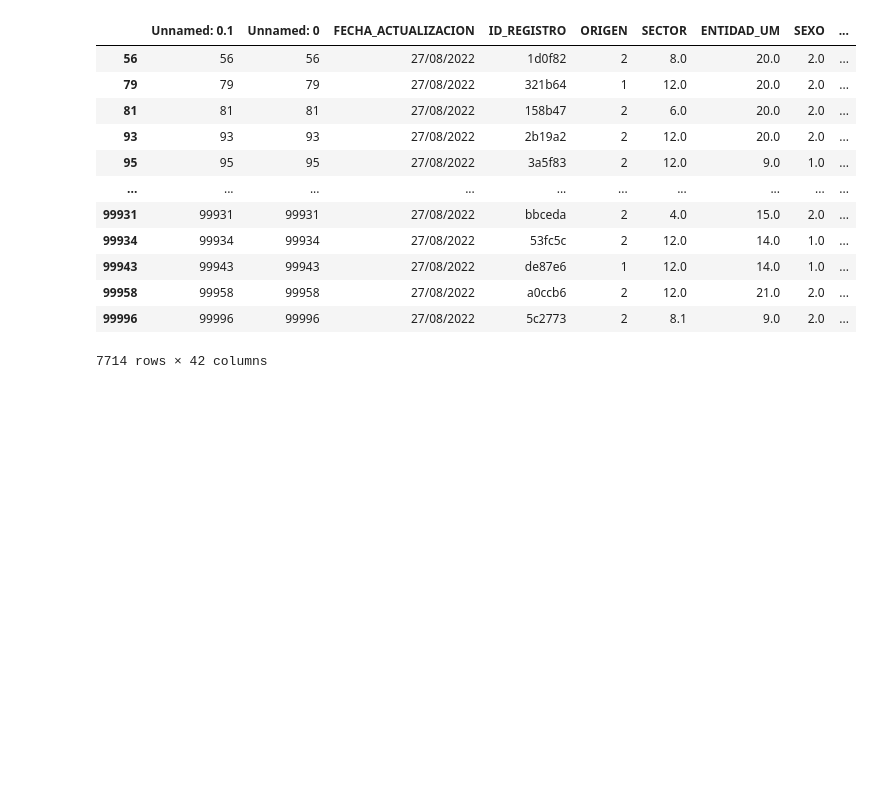
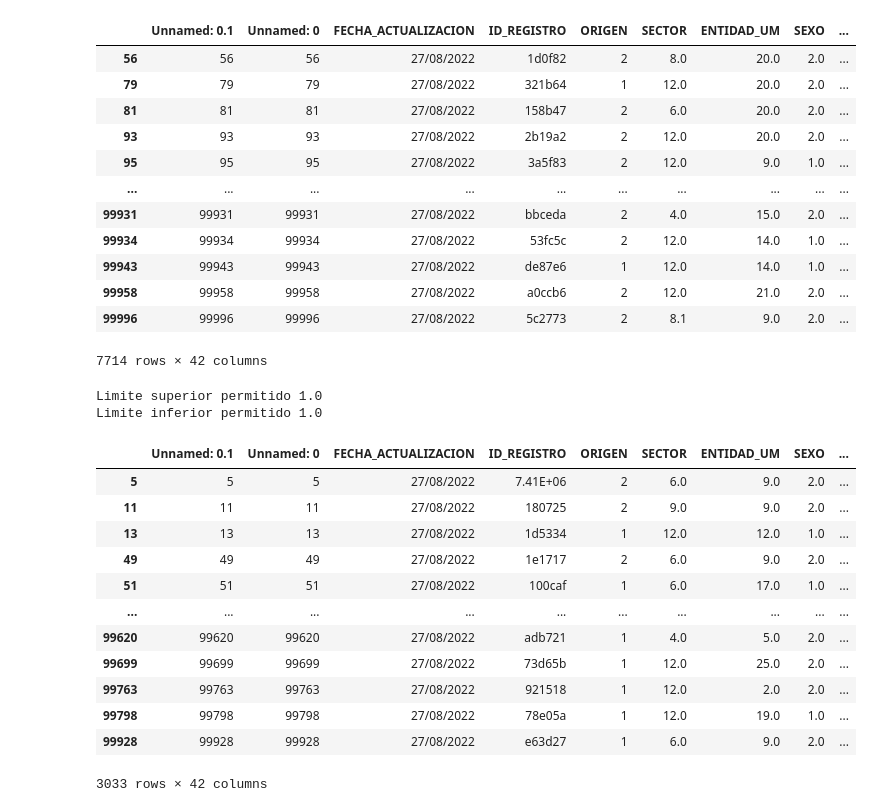
Before and after one commit to ElizabethCobos/Actividad4, a Jupyter notebook: Actividad4.ipynb, the cells around one changed output. Drawn from its saved outputs; the diff is of its cells as text; code cells hidden in the pictures; blank space fills up the shorter version.

Commit message:
Outlier Tipo_paciente

```diff
--- a/Actividad4.ipynb
+++ b/Actividad4.ipynb
@@ -677,3 +677,37 @@ outliers_iqr
 #Obtenemos datos limpios
 data_clean_iqr= data_fil[(y<=Limite_Superior_iqr)&(y>=Limite_Inferior_iqr)]
 data_clean_iqr
+# %%
+#TIPO_PACIENTE
+#Método aplicando Cuartiles. Encuentro cuartiles 0.25 y 0.75
+y=data_fil["TIPO_PACIENTE"]
+
+percentile25=y.quantile(0.25) #Q1
+percentile75=y.quantile(0.75) #Q3
+iqr= percentile75 - percentile25
+
+Limite_Superior_iqr= percentile75 + 1.5*iqr
+Limite_Inferior_iqr= percentile25 - 1.5*iqr
+print("Limite superior permitido", Limite_Superior_iqr)
+print("Limite inferior permitido", Limite_Inferior_iqr)
+# %% [output]
+Limite superior permitido 1.0
+Limite inferior permitido 1.0
+# %%
+#Encontramos Outliers
+outliers_iqr= data_fil[(y>Limite_Superior_iqr)|(y<Limite_Inferior_iqr)]
+outliers_iqr
+# %% [output]
+|  | Unnamed: 0.1 | Unnamed: 0 | FECHA_ACTUALIZACION | ID_REGISTRO | ORIGEN | SECTOR | ENTIDAD_UM | SEXO | ... |
+| 5 | 5 | 5 | 27/08/2022 | 7.41E+06 | 2 | 6.0 | 9.0 | 2.0 | ... |
+| 11 | 11 | 11 | 27/08/2022 | 180725 | 2 | 9.0 | 9.0 | 2.0 | ... |
+| 13 | 13 | 13 | 27/08/2022 | 1d5334 | 1 | 12.0 | 12.0 | 1.0 | ... |
+| 49 | 49 | 49 | 27/08/2022 | 1e1717 | 2 | 6.0 | 9.0 | 2.0 | ... |
+| 51 | 51 | 51 | 27/08/2022 | 100caf | 1 | 6.0 | 17.0 | 1.0 | ... |
+| ... | ... | ... | ... | ... | ... | ... | ... | ... | ... |
+| 99620 | 99620 | 99620 | 27/08/2022 | adb721 | 1 | 4.0 | 5.0 | 2.0 | ... |
+| 99699 | 99699 | 99699 | 27/08/2022 | 73d65b | 1 | 12.0 | 25.0 | 2.0 | ... |
+| 99763 | 99763 | 99763 | 27/08/2022 | 921518 | 1 | 12.0 | 2.0 | 2.0 | ... |
+| 99798 | 99798 | 99798 | 27/08/2022 | 78e05a | 1 | 12.0 | 19.0 | 1.0 | ... |
+| 99928 | 99928 | 99928 | 27/08/2022 | e63d27 | 1 | 6.0 | 9.0 | 2.0 | ... |
+3033 rows × 42 columns
```
Also changed, not shown: parts of 1 cell of this notebook.
